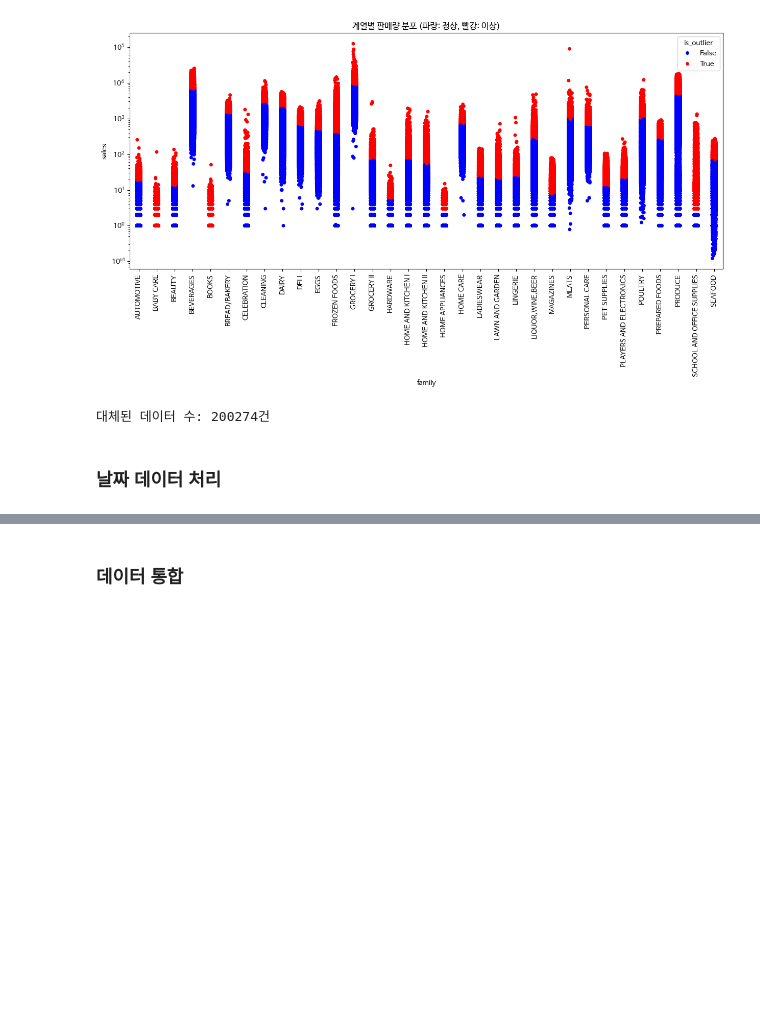
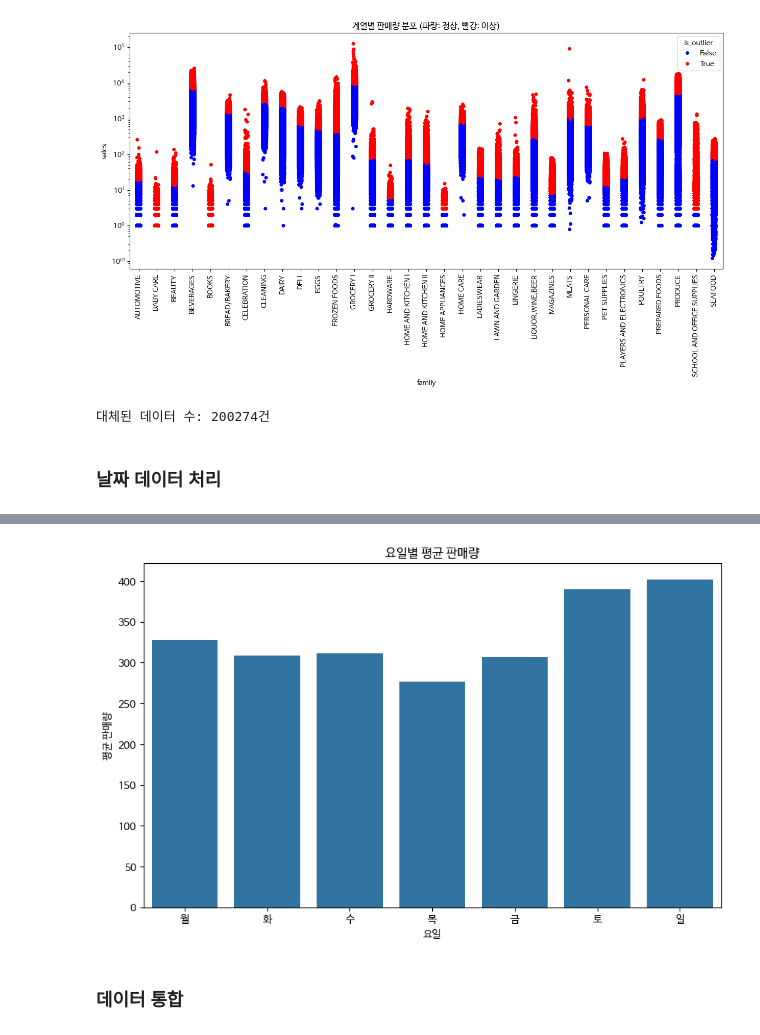
Before and after one commit to geelmens/Data-Analysis-with-Open-Source, a Jupyter notebook: 오픈소스_데이터_분석_7강.ipynb, the cells around one changed output, grey strips where cells are left out. Drawn from its saved outputs; the diff is of its cells as text; code cells hidden in the pictures; blank space fills up the shorter version.

```diff
--- a/오픈소스_데이터_분석_7강.ipynb
+++ b/오픈소스_데이터_분석_7강.ipynb
@@ -442,7 +442,10 @@ print(f"대체된 데이터 수: {changed_count}건")
 ### 날짜 데이터 처리
 # %%
 ### 판매, 거래, 휴일 이벤트, 원율 데이터 내 date 컬럼 데이터 datetime 데이터 타입으로 변경
-
+train_cleaned['date'] = pd.to_datetime(train_cleaned['date'])
+transactions['date'] = pd.to_datetime(transactions['date'])
+holidays_events['date'] = pd.to_datetime(holidays_events['date'])
+oil_cleaned['date'] = pd.to_datetime(oil_cleaned['date'])
 
 
 train_cleaned['year'] = train_cleaned['date'].dt.year
@@ -450,6 +453,9 @@ train_cleaned['month'] = train_cleaned['date'].dt.month
 train_cleaned['day'] = train_cleaned['date'].dt.day
 train_cleaned['dayofweek'] = train_cleaned['date'].dt.dayofweek
 ### 주말, 월초, 월말 여부 추철
+train_cleaned['weekend'] = train_cleaned['dayofweek'].apply(lambda x: 1 if x>= 5 else 0)
+train_cleaned['is_month_start'] = train_cleaned['date'].dt.is_month_start
+train_cleaned['is_month_end'] = train_cleaned['date'].dt.is_month_end
 
 
 print("날짜 특성 추출 결과:")
@@ -457,14 +478,19 @@ print(train_cleaned[['date', 'year', 'month', 'day', 'dayofweek', 'weekend', 'is
 # %%
 ## 요일별 평균 판매량을 계산
-
+day_sales = train_cleaned.groupby('dayofweek')['sales'].mean().reset_index()
+day_sales['day_name'] = day_sales['dayofweek'].map({
+    0: '월',1: '화', 2:'수', 3:'목', 4:'금', 5:'토', 6:'일'
+})
 ## 요일 출력값 변경
 
 plt.figure(figsize=(10, 6))
 sns.barplot(x='day_name', y='sales', data=day_sales)
 plt.title("요일별 평균 판매량")
 plt.xlabel("요일")
 plt.ylabel("평균 판매량")
 plt.show()
+# %% [output]
+[figure, added]
 # %% [markdown]
 ### 데이터 통합
 # %%
```
Also changed, not shown: parts of 2 cells of this notebook.
